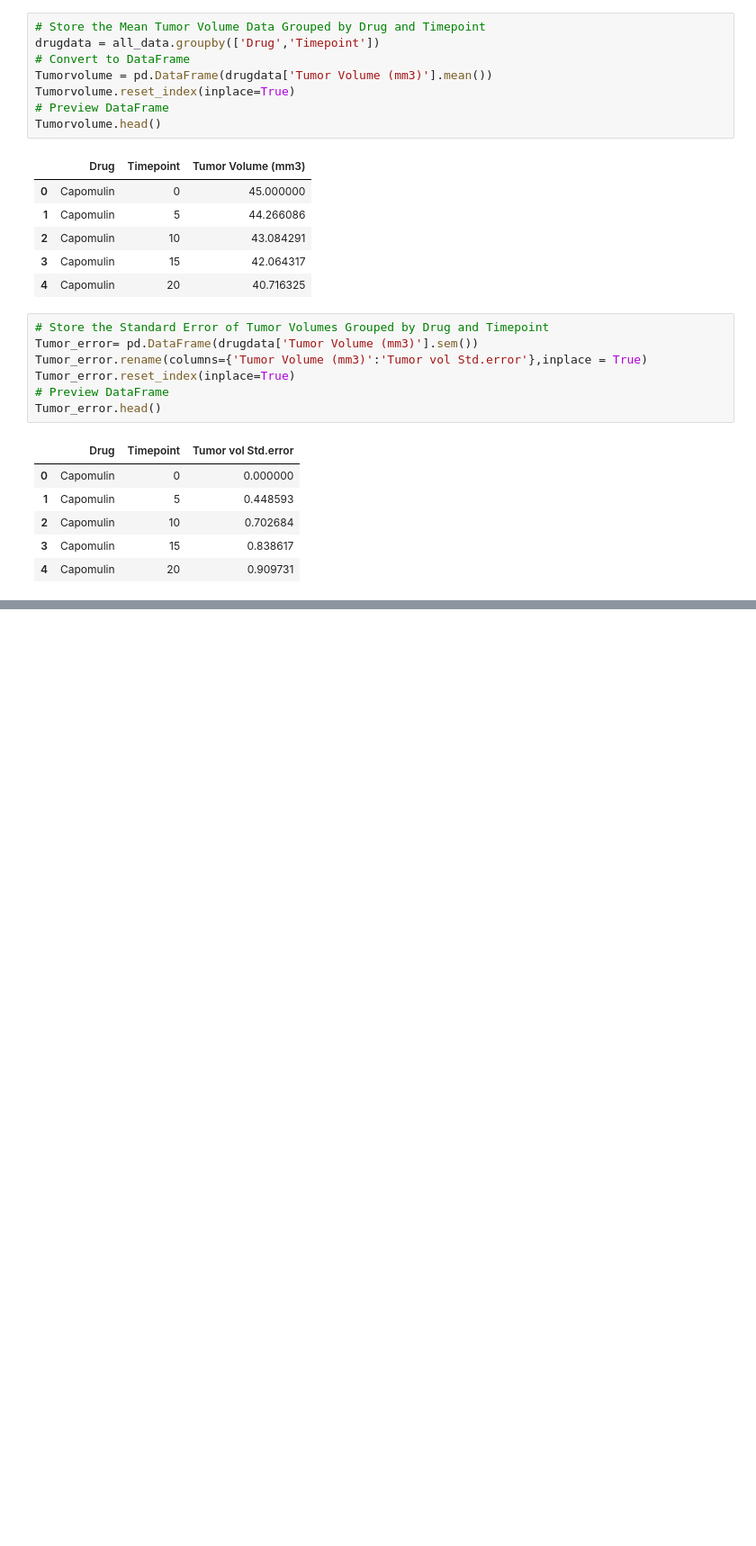
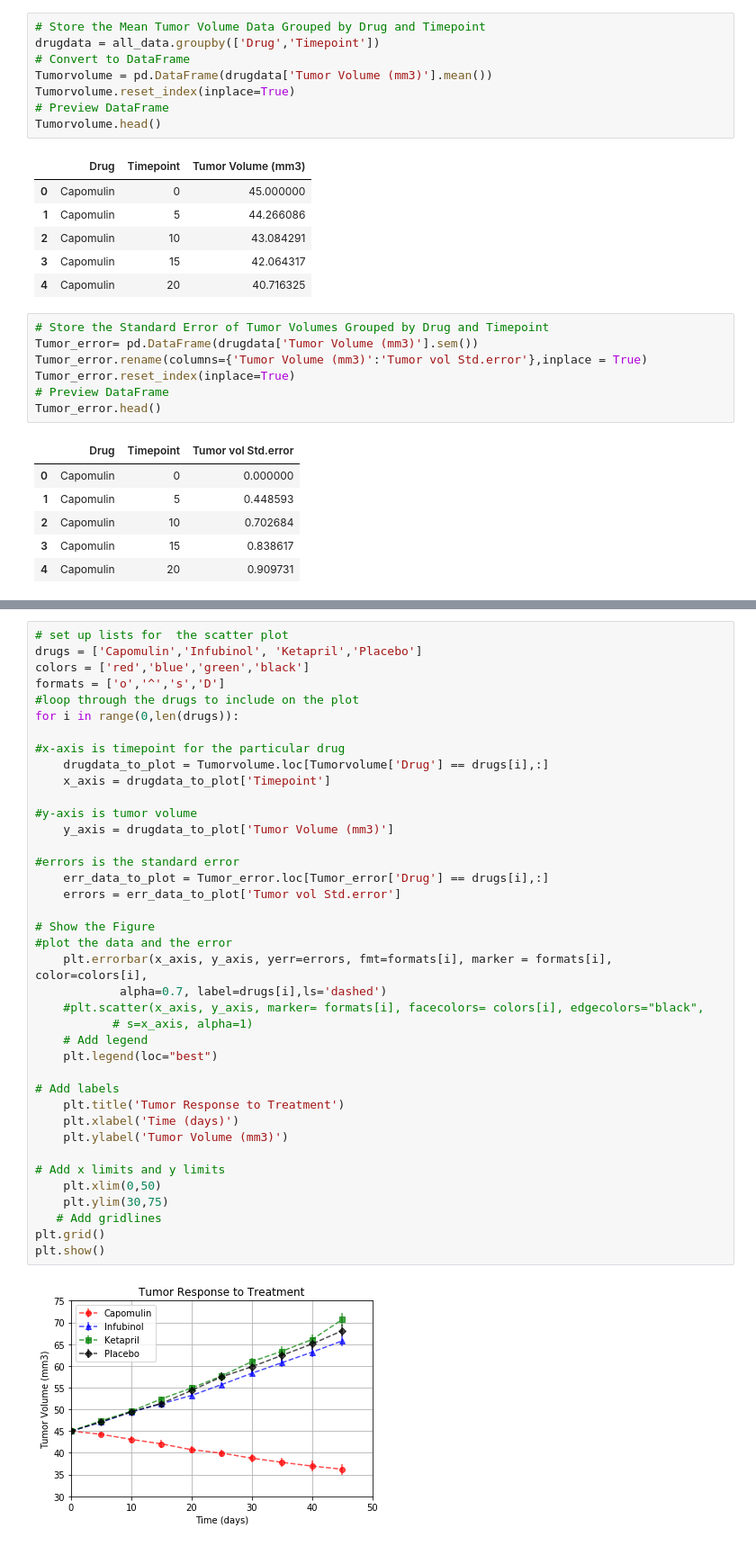
Before and after one commit to v33na/matplotlib-challenge., a Jupyter notebook: Pymaceuticals/Pymaceuticals.ipynb, the cells around one changed output, grey strips where cells are left out. Shown at 90% size. Cells and saved outputs as stored; diff of their text form; blank space fills up the shorter version.

Commit message:
Done Metastatic response

```diff
--- a/Pymaceuticals/Pymaceuticals.ipynb
+++ b/Pymaceuticals/Pymaceuticals.ipynb
@@ -95,3 +95,44 @@ Tumor_response_pivot.head()
 | 10 | 43.084291 | 48.285125 | 49.403909 | 49.582269 | 48.694210 | 49.423329 | 49.101541 | 42.531957 | 49.463844 | ... |
 | 15 | 42.064317 | 50.094055 | 51.296397 | 52.399974 | 50.933018 | 51.359742 | 51.067318 | 41.495061 | 51.529409 | ... |
 | 20 | 40.716325 | 52.157049 | 53.197691 | 54.920935 | 53.644087 | 54.364417 | 53.346737 | 40.238325 | 54.067395 | ... |
+# %%
+# set up lists for  the scatter plot
+drugs = ['Capomulin','Infubinol', 'Ketapril','Placebo']
+colors = ['red','blue','green','black']
+formats = ['o','^','s','D']
+#loop through the drugs to include on the plot
+for i in range(0,len(drugs)):
+
+#x-axis is timepoint for the particular drug
+    drugdata_to_plot = Tumorvolume.loc[Tumorvolume['Drug'] == drugs[i],:]
+    x_axis = drugdata_to_plot['Timepoint']
+
+#y-axis is tumor volume
+    y_axis = drugdata_to_plot['Tumor Volume (mm3)']
+
+#errors is the standard error
+    err_data_to_plot = Tumor_error.loc[Tumor_error['Drug'] == drugs[i],:]
+    errors = err_data_to_plot['Tumor vol Std.error']
+
+# Show the Figure
+#plot the data and the error
+    plt.errorbar(x_axis, y_axis, yerr=errors, fmt=formats[i], marker = formats[i], color=colors[i],
+            alpha=0.7, label=drugs[i],ls='dashed')
+    #plt.scatter(x_axis, y_axis, marker= formats[i], facecolors= colors[i], edgecolors="black",
+           # s=x_axis, alpha=1)
+    # Add legend
+    plt.legend(loc="best")
+
+# Add labels
+    plt.title('Tumor Response to Treatment')
+    plt.xlabel('Time (days)')
+    plt.ylabel('Tumor Volume (mm3)')
+
+# Add x limits and y limits
+    plt.xlim(0,50)
+    plt.ylim(30,75)
+   # Add gridlines
+plt.grid()
+plt.show()
+# %% [output]
+[figure, added]
```
Also changed, not shown: parts of 12 cells of this notebook.
